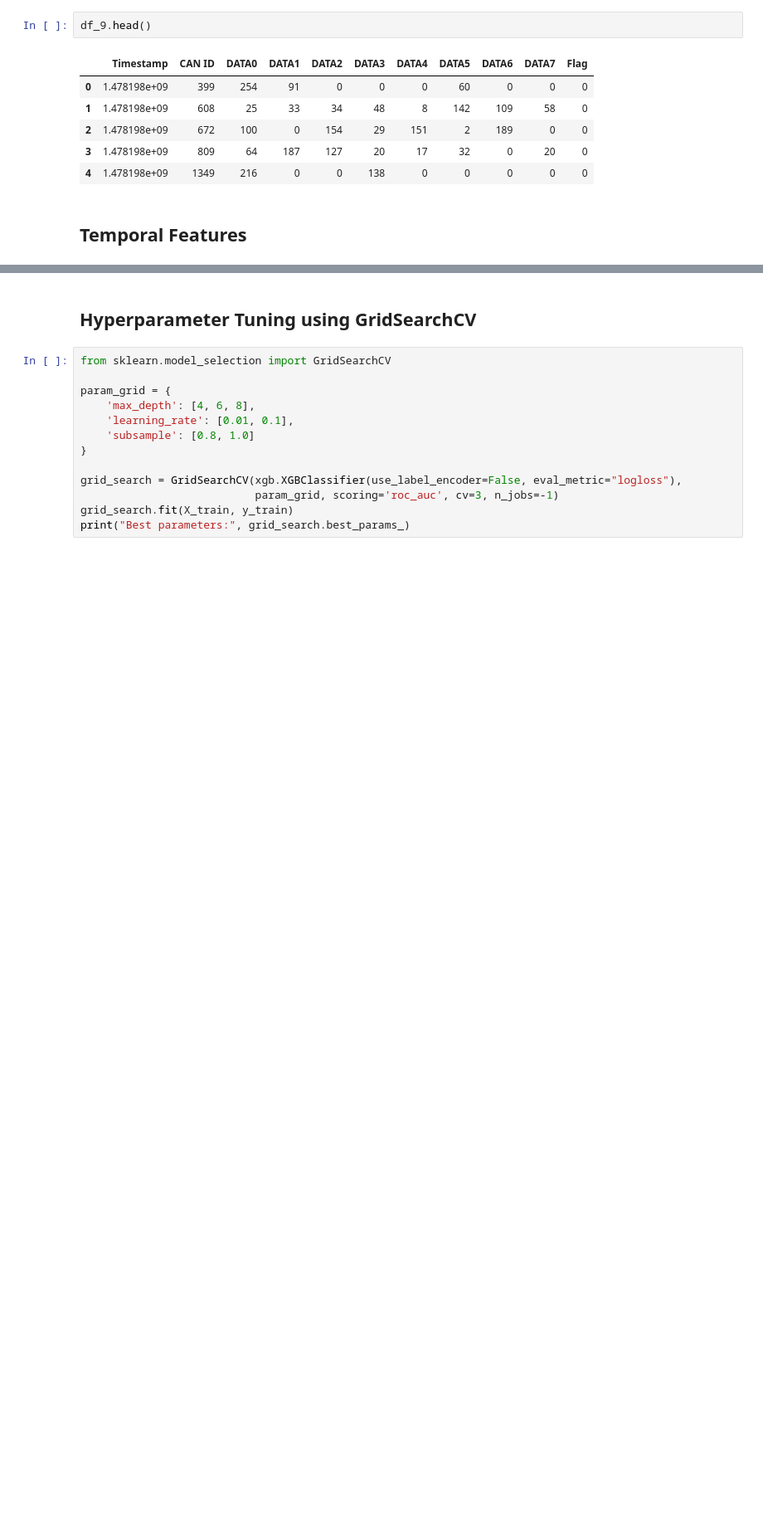
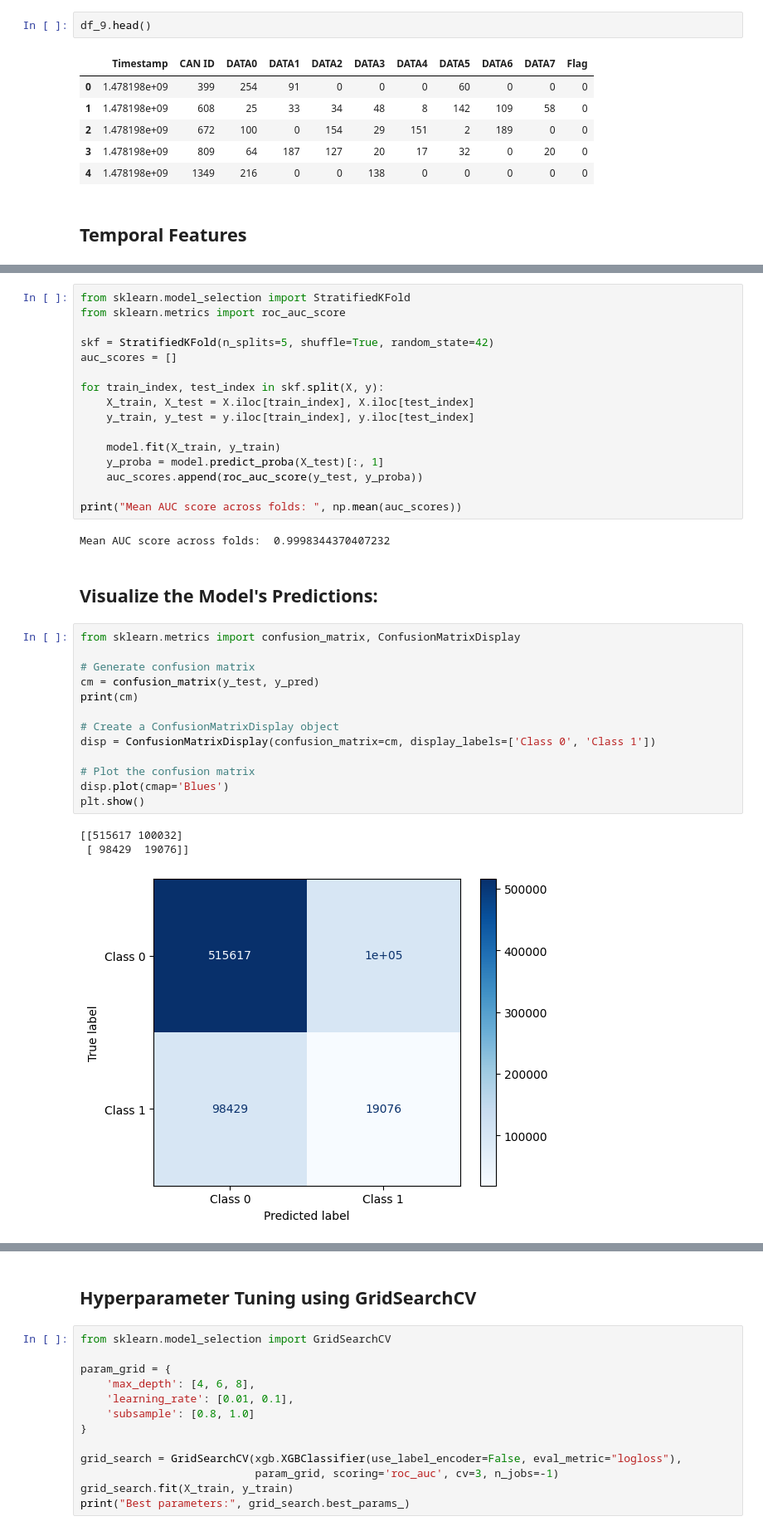
Before and after one commit to pranav-k-jha/kaggle-notebooks, a Jupyter notebook: cav-ml-prediction-model.ipynb, the cells around one changed output, grey strips where cells are left out. Shown at 83% size. Saved outputs shown, nothing was run; the diff lists cells and outputs as text; blank space fills up the shorter version.

```diff
--- a/cav-ml-prediction-model.ipynb
+++ b/cav-ml-prediction-model.ipynb
@@ -679,0 +695,37 @@ Classification Report:
+# %%
+from sklearn.model_selection import StratifiedKFold
+from sklearn.metrics import roc_auc_score
+
+skf = StratifiedKFold(n_splits=5, shuffle=True, random_state=42)
+auc_scores = []
+
+for train_index, test_index in skf.split(X, y):
+    X_train, X_test = X.iloc[train_index], X.iloc[test_index]
+    y_train, y_test = y.iloc[train_index], y.iloc[test_index]
+
+    model.fit(X_train, y_train)
+    y_proba = model.predict_proba(X_test)[:, 1]
+    auc_scores.append(roc_auc_score(y_test, y_proba))
+
+print("Mean AUC score across folds: ", np.mean(auc_scores))
+# %% [output]
+Mean AUC score across folds:  0.9998344370407232
+# %% [markdown]
+## Visualize the Model's Predictions:
+# %%
+from sklearn.metrics import confusion_matrix, ConfusionMatrixDisplay
+
+# Generate confusion matrix
+cm = confusion_matrix(y_test, y_pred)
+print(cm)
+
+# Create a ConfusionMatrixDisplay object
+disp = ConfusionMatrixDisplay(confusion_matrix=cm, display_labels=['Class 0', 'Class 1'])
+
+# Plot the confusion matrix
+disp.plot(cmap='Blues')
+plt.show()
+# %% [output]
+[[515617 100032]
+ [ 98429  19076]]
+[figure, added]
```
Also changed, not shown: parts of 3 cells of this notebook.
